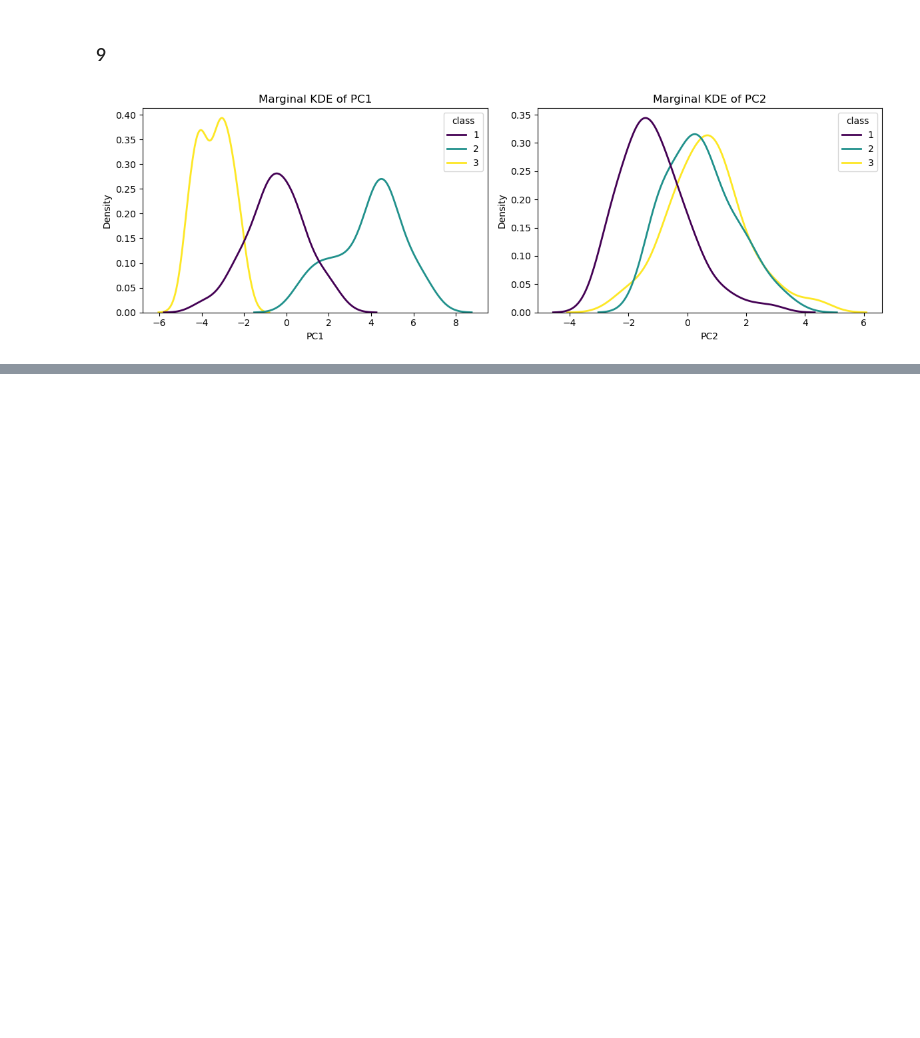
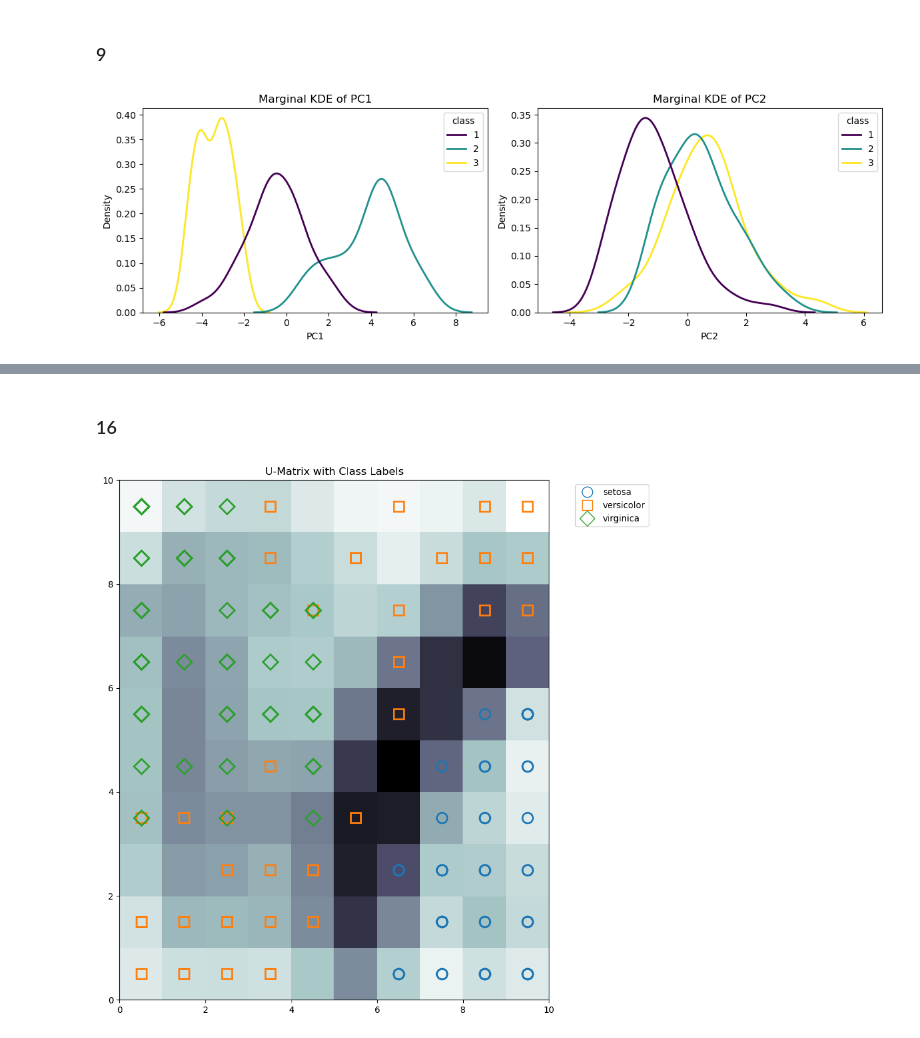
Before and after one commit to VahidTheOnly/SPR_4041, a Jupyter notebook: Coding/HW1/Codes/Answers.ipynb, the cells around one changed output, grey strips where cells are left out. Saved outputs shown, nothing was run; the diff lists cells and outputs as text; code cells hidden in the pictures; blank space fills up the shorter version.

```diff
--- a/Coding/HW1/Codes/Answers.ipynb
+++ b/Coding/HW1/Codes/Answers.ipynb
@@ -154,0 +279,28 @@ plt.show()
+# %% [markdown]
+### 16
+# %%
+plt.figure(figsize=(9, 9))
+plt.pcolor(u_matrix.T, cmap='bone_r')
+
+markers = ['o', 's', 'D']
+colors = ['C0', 'C1', 'C2']
+
+for i, x in enumerate(data):
+    w = som.winner(x)
+    plt.plot(w[0] + 0.5, w[1] + 0.5,
+             markers[labels[i]],
+             markerfacecolor='None',
+             markeredgecolor=colors[labels[i]],
+             markersize=12,
+             markeredgewidth=2)
+
+legend_elements = [plt.Line2D([0], [0], marker=m, color='w', label=l,
+                            markerfacecolor='None', markeredgecolor=c, markersize=12)
+                  for m, c, l in zip(markers, colors, target_names)]
+plt.legend(handles=legend_elements, bbox_to_anchor=(1.05, 1), loc='upper left')
+
+plt.title('U-Matrix with Class Labels')
+plt.tight_layout()
+plt.savefig('u_matrix_with_labels.png')
+# %% [output]
+[figure, added]
```
Also changed, not shown: parts of 18 cells of this notebook, 7 other files.
